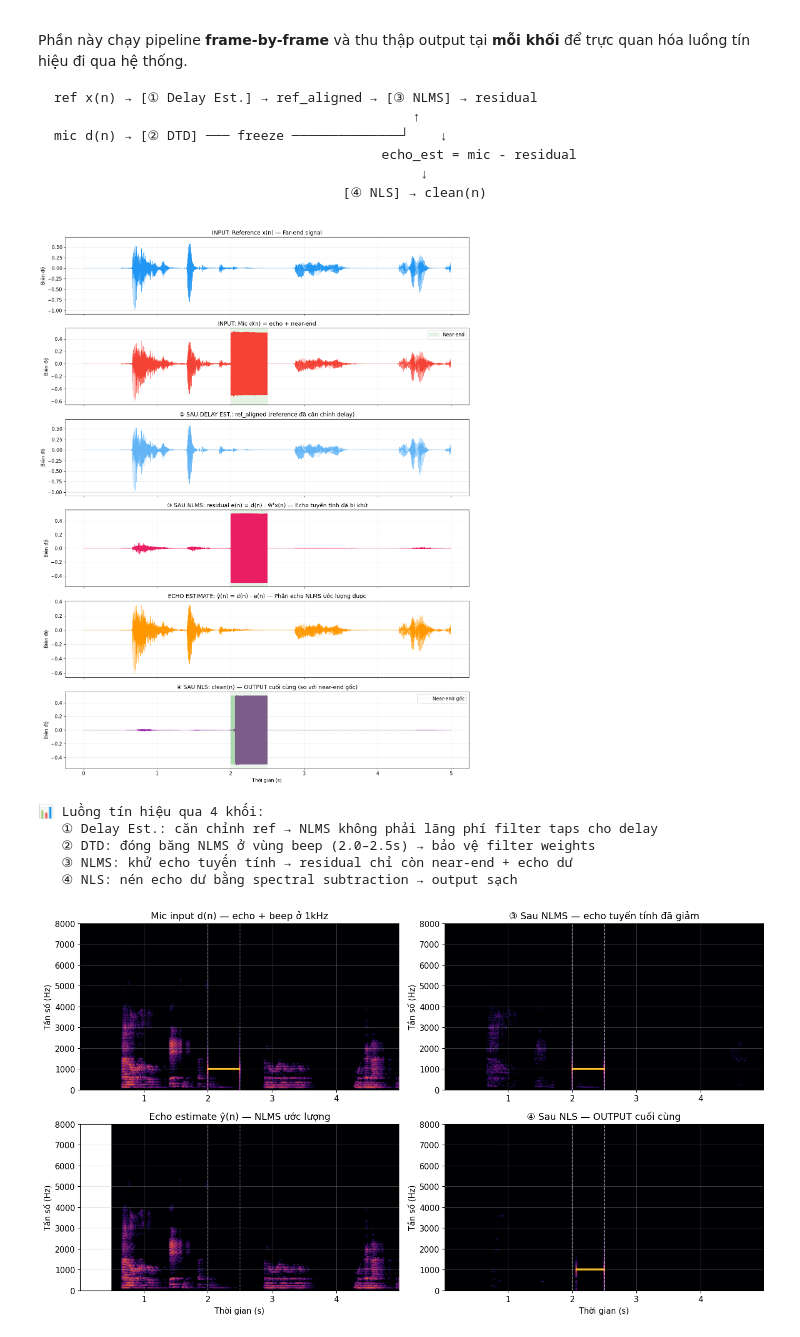
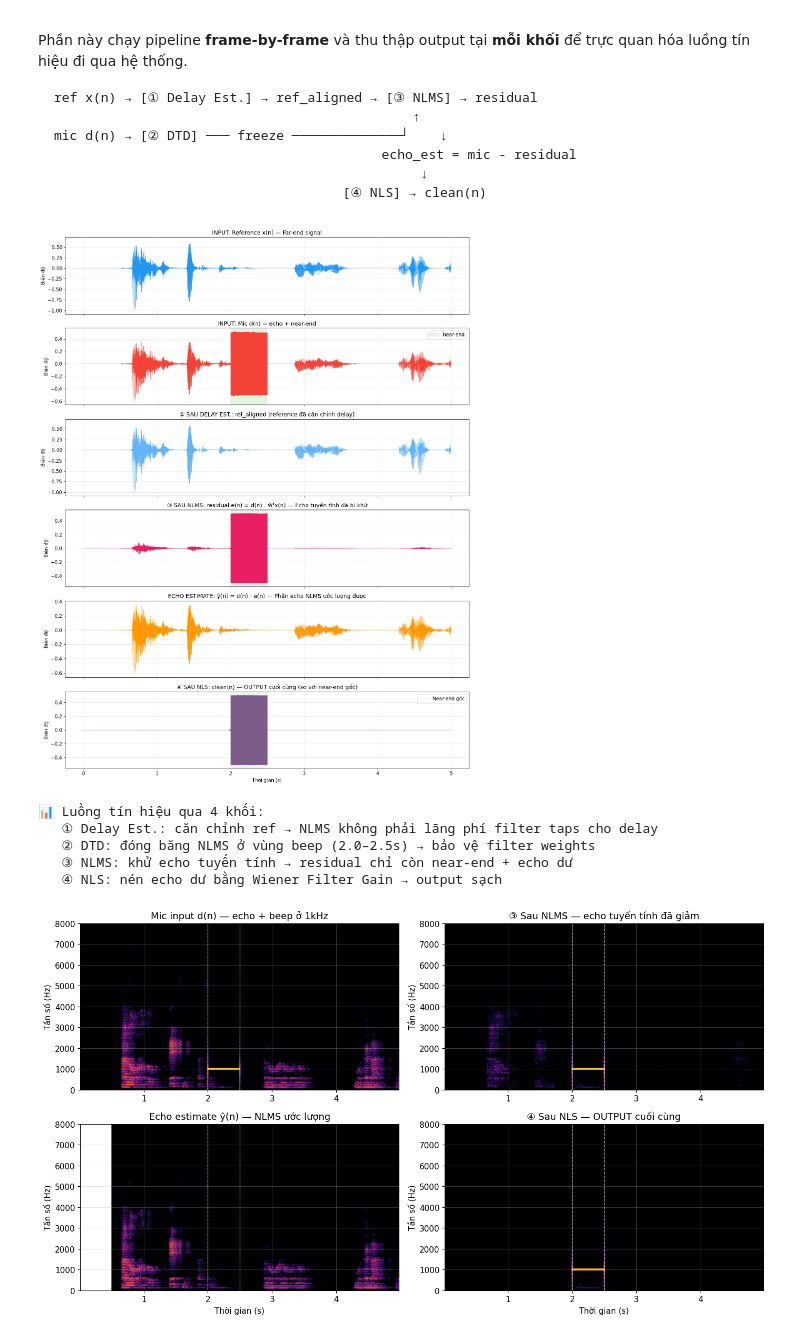
Before and after one commit to ZgsNat/DSP-Acoustic-Echo-Cancellation, a Jupyter notebook: aec-project/docs/presentation_aec.ipynb, the cells around one changed output. Cells and saved outputs as stored; diff of their text form; code cells hidden in the pictures.

```diff
--- a/aec-project/docs/presentation_aec.ipynb
+++ b/aec-project/docs/presentation_aec.ipynb
@@ -1144,7 +1173,7 @@ delay_est = DelayEstimator(sample_rate=fs, max_delay_ms=300.0)
 delay_line = DelayLine(max_delay_samples=48000)
 dtd = GeigelhDTD(sample_rate=fs, threshold=0.8, hangover_ms=100.0)
 nlms_step = NLMSFilter(NLMSConfig(filter_length=filter_length, mu=0.7, eps=1e-6))
-nls_step = NonlinearSuppressor(frame_size=FRAME_SIZE, alpha=1.5, beta=0.01)
+nls_step = NonlinearSuppressor(frame_size=FRAME_SIZE, alpha=2.5, beta=0.005)
 
 # Lưu tín hiệu tại mỗi bước
 sig_ref_aligned = np.zeros_like(far_end)
@@ -1177,16 +1206,21 @@ for i in range(num_frames):
     sig_residual[s:e_idx] = residual
     step_fnorm.append(nlms_step.weight_norm)
 
-    # Khối ④: NLS
+    # Khối ④: NLS (Wiener Filter Gain)
     echo_estimate = mic_f.astype(np.float64) - residual
     sig_echo_est[s:e_idx] = echo_estimate
-    clean = nls_step.process(residual, echo_estimate.astype(np.float32))
+    clean = nls_step.process(
+        residual, echo_estimate.astype(np.float32),
+        ref_frame=ref_al.astype(np.float32),
+        is_double_talk=is_dt,
+    )
 
-    # Safety clamp
-    nls_e = float(np.mean(clean.astype(np.float64)**2))
-    nlms_e = float(np.mean(residual.astype(np.float64)**2))
-    if nls_e > nlms_e and nlms_e > 1e-10:
-        clean = residual.copy()
+    # Post-NLS energy clamp: output không được to hơn mic
+    clean_energy = float(np.mean(clean.astype(np.float64)**2))
+    mic_energy = float(np.mean(mic_f.astype(np.float64)**2))
+    if clean_energy > mic_energy and mic_energy > 1e-10:
+        scale = np.sqrt(mic_energy / clean_energy)
+        clean = clean * scale
 
     sig_clean[s:e_idx] = clean
 
@@ -1214,40 +1248,40 @@ axes[2].set_ylabel('Biên độ')
 
 # Sau Khối ③: NLMS residual
 axes[3].plot(t[:N], sig_residual[:N], color=COLORS['residual'], linewidth=0.4)
 axes[3].axvspan(DT_START, DT_END, alpha=0.15, color=COLORS['near_end'])
 axes[3].set_title('③ SAU NLMS: residual e(n) = d(n) - ŵᵀx(n) — Echo tuyến tính đã bị khử')
 axes[3].set_ylabel('Biên độ')
 
 # Echo estimate
 axes[4].plot(t[:N], sig_echo_est[:N], color=COLORS['echo'], linewidth=0.4)
 axes[4].set_title('ECHO ESTIMATE: ŷ(n) = d(n) - e(n) — Phần echo NLMS ước lượng được')
 axes[4].set_ylabel('Biên độ')
 
 # Sau Khối ④: NLS output
 axes[5].plot(t[:N], sig_clean[:N], color=COLORS['output'], linewidth=0.5)
 axes[5].plot(t[:N], near_end[:N], color=COLORS['near_end'], linewidth=0.5,
              alpha=0.4, linestyle='--', label='Near-end gốc')
 axes[5].axvspan(DT_START, DT_END, alpha=0.1, color=COLORS['near_end'])
 axes[5].set_title('④ SAU NLS: clean(n) — OUTPUT cuối cùng (so với near-end gốc)')
 axes[5].set_ylabel('Biên độ')
 axes[5].set_xlabel('Thời gian (s)')
 axes[5].legend(loc='upper right')
 
 plt.tight_layout()
 plt.show()
 
 print("📊 Luồng tín hiệu qua 4 khối:")
 print("   ① Delay Est.: căn chỉnh ref → NLMS không phải lãng phí filter taps cho delay")
 print("   ② DTD: đóng băng NLMS ở vùng beep (2.0–2.5s) → bảo vệ filter weights")
 print("   ③ NLMS: khử echo tuyến tính → residual chỉ còn near-end + echo dư")
-print("   ④ NLS: nén echo dư bằng spectral subtraction → output sạch")
+print("   ④ NLS: nén echo dư bằng Wiener Filter Gain → output sạch")
 # %% [output]
-[figure, old version]
+[figure, new version]
 📊 Luồng tín hiệu qua 4 khối:
    ① Delay Est.: căn chỉnh ref → NLMS không phải lãng phí filter taps cho delay
    ② DTD: đóng băng NLMS ở vùng beep (2.0–2.5s) → bảo vệ filter weights
    ③ NLMS: khử echo tuyến tính → residual chỉ còn near-end + echo dư
-   ④ NLS: nén echo dư bằng spectral subtraction → output sạch
+   ④ NLS: nén echo dư bằng Wiener Filter Gain → output sạch
 # %%
 # ═══════════════════════════════════════════════════════════════
 # 8B. Spectrogram tại mỗi bước — Trực quan tần số
```
Also changed, not shown: parts of 12 cells of this notebook, 3 other files.
